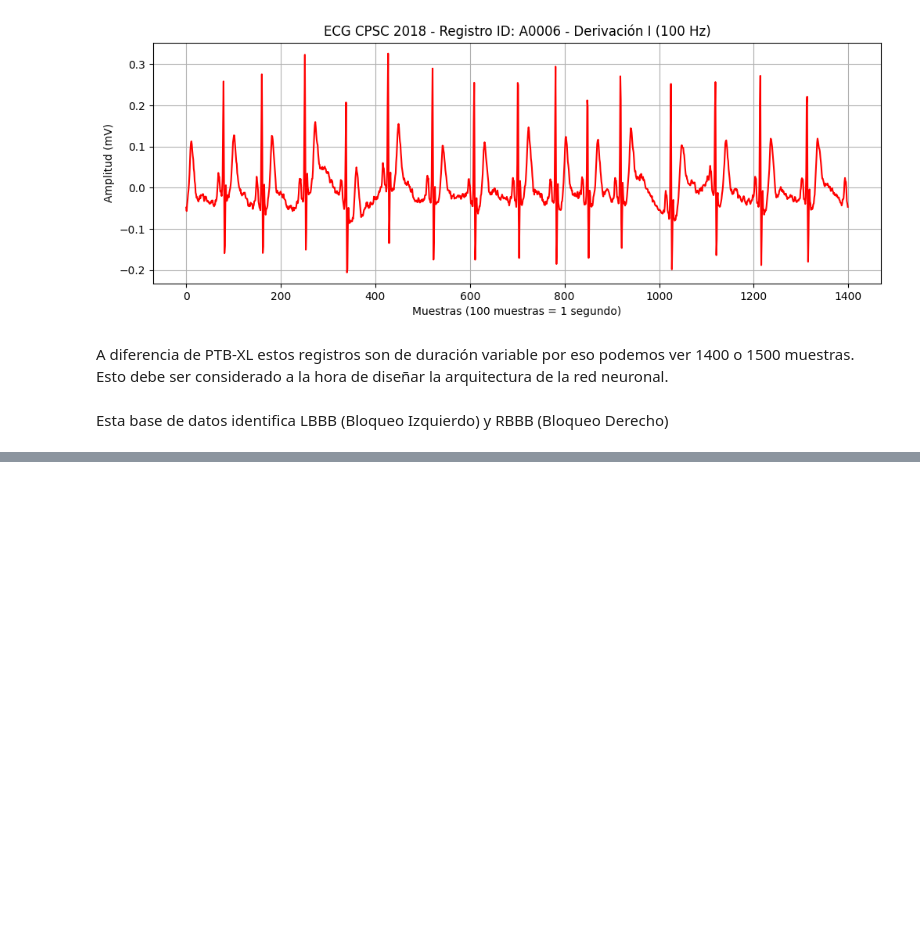
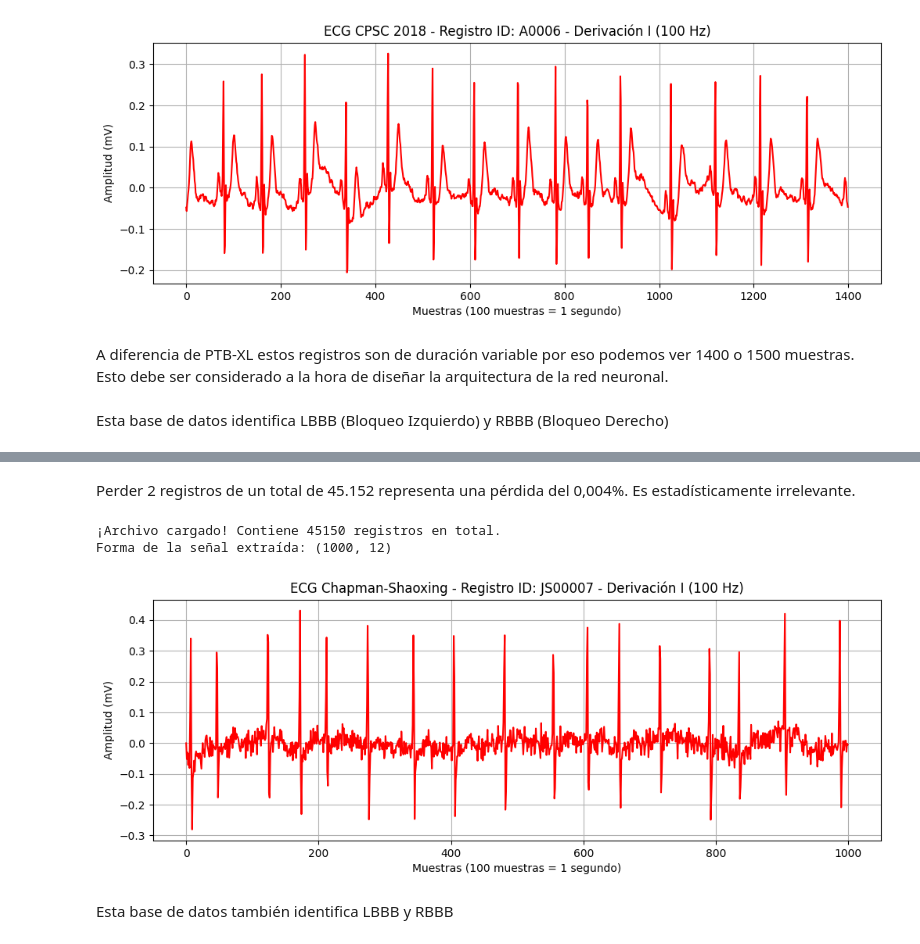
Before and after one commit to mschmidtgunther/final-bird-ecg-detection, a Jupyter notebook: notebooks/Prueba.ipynb, the cells around one changed output, grey strips where cells are left out. Cells and saved outputs as stored; diff of their text form; code cells hidden in the pictures; blank space fills up the shorter version.

```diff
--- a/notebooks/Prueba.ipynb
+++ b/notebooks/Prueba.ipynb
@@ -214,0 +478,36 @@ Esta base de datos identifica LBBB (Bloqueo Izquierdo) y RBBB (Bloqueo Derecho)
+# %% [markdown]
+Perder 2 registros de un total de 45.152 representa una pérdida del 0,004%. Es estadísticamente irrelevante.
+# %%
+import h5py
+import matplotlib.pyplot as plt
+
+# 1. Abrimos el archivo contenedor de Chapman-Shaoxing
+with h5py.File('chapman_shaoxing_procesado_100hz.h5', 'r') as hf:
+
+    # Obtenemos todos los IDs (En Chapman-Shaoxing suelen llamarse 'JS00001', 'JS00002', etc.)
+    todos_los_ids_chapman = list(hf.keys())
+    print(f"¡Archivo cargado! Contiene {len(todos_los_ids_chapman)} registros en total.")
+
+    # Seleccionamos el primer registro
+    primer_id_chapman = todos_los_ids_chapman[5]  # Cambia el índice según el registro que quieras visualizar
+
+    # Extraemos la señal a la memoria
+    matriz_senal_chapman = hf[primer_id_chapman][:]
+
+# 2. Imprimimos la forma de la matriz
+print(f"Forma de la señal extraída: {matriz_senal_chapman.shape}")
+
+# 3. Graficamos la primera derivación (columna 0)
+plt.figure(figsize=(12, 4))
+plt.plot(matriz_senal_chapman[:, 0], color='red') # Usamos rojo para distinguirlo de PTB-XL
+plt.title(f"ECG Chapman-Shaoxing - Registro ID: {primer_id_chapman} - Derivación I (100 Hz)")
+plt.xlabel("Muestras (100 muestras = 1 segundo)")
+plt.ylabel("Amplitud (mV)")
+plt.grid(True)
+plt.show()
+# %% [output]
+¡Archivo cargado! Contiene 45150 registros en total.
+Forma de la señal extraída: (1000, 12)
+[figure, added]
+# %% [markdown]
+Esta base de datos también identifica LBBB y RBBB
```
Also changed, not shown: parts of 26 cells of this notebook, 1 other file.
